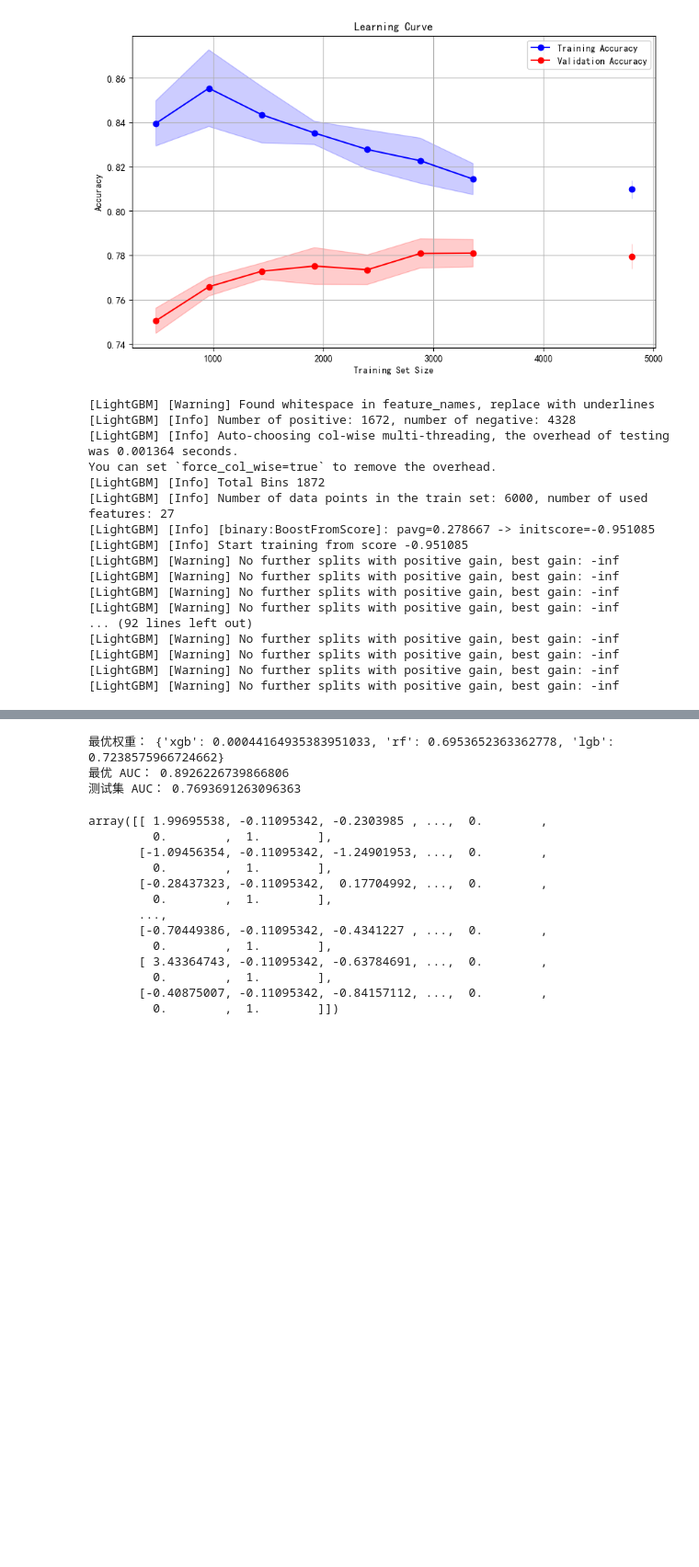
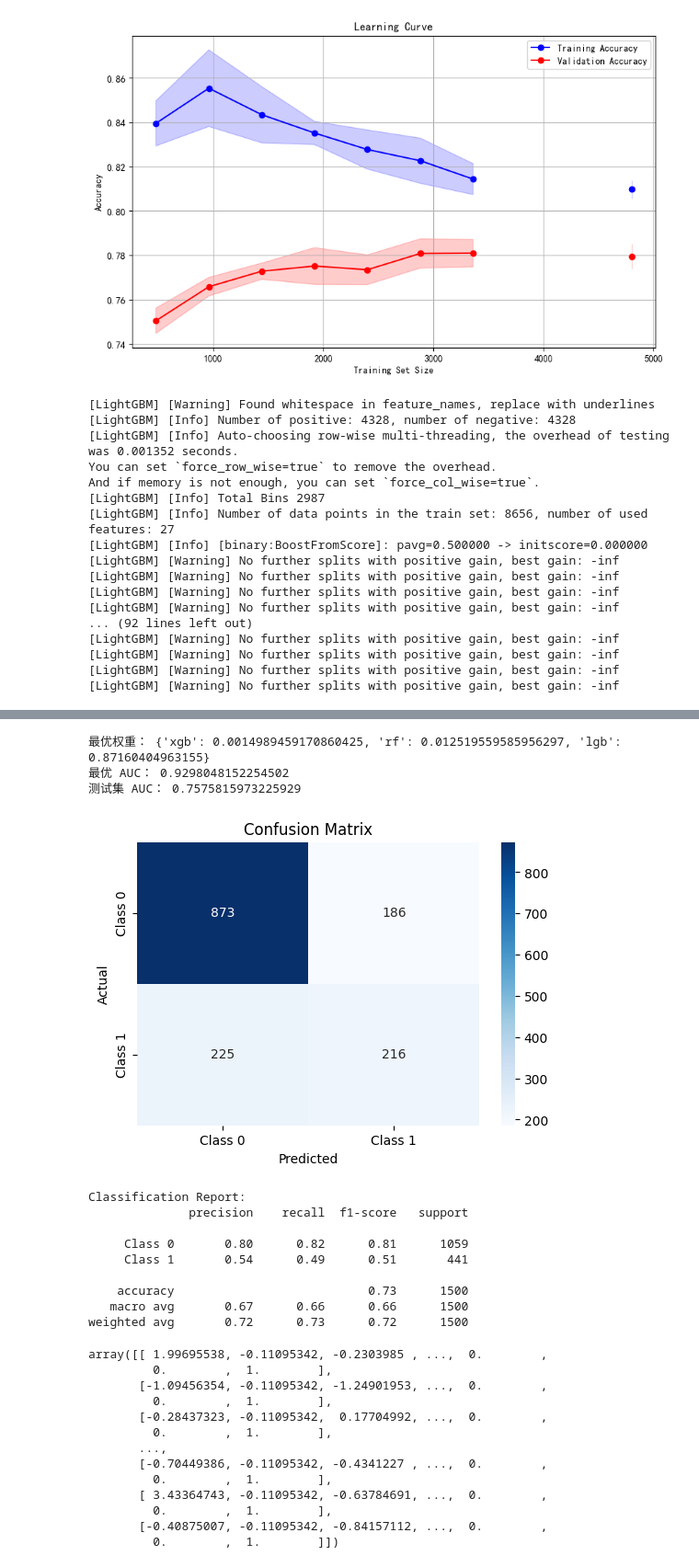
Before and after one commit to tiffany886/shujinxing, a Jupyter notebook: 项目一信贷风险预测/risk model.ipynb, the cells around one changed output, grey strips where cells are left out. Shown at 92% size. Cells and saved outputs as stored; diff of their text form; code cells hidden in the pictures; blank space fills up the shorter version.

```diff
--- a/项目一信贷风险预测/risk model.ipynb
+++ b/项目一信贷风险预测/risk model.ipynb
@@ -1056,9 +1228,9 @@ base_models = [
 ]
 
 # 定义元模型（XGBoost）
-meta_model = XGBClassifier(random_state=42,colsample_bytree=0.8, learning_rate=0.1, max_depth=3,
-        n_estimators=100, subsample=0.8)
-
+# meta_model = XGBClassifier(random_state=42,colsample_bytree=0.8, learning_rate=0.1, max_depth=3,
+#         n_estimators=100, subsample=0.8)
+meta_model = CatBoostClassifier(silent=True, random_state=21)
 # 创建 Stacking 回归器
 stacking_model = StackingClassifier(
     estimators=base_models,  # 基模型
@@ -1072,9 +1244,15 @@ stacking_model.fit(X_train, y_train)
 
 # 预测
 y_test_pred = stacking_model.predict_proba(X_test)[:, 1]
-
+y_pred_lr = stacking_model.predict(X_test)
 # 输出结果
 # print(f"Stacking 模型测试集 RMSE: {test_rmse:.4f}")
+# 输出混淆矩阵
+print("Confusion Matrix:\n", confusion_matrix(y_test, y_pred_lr))
+
+# 输出分类报告
+print("Classification Report:\n", classification_report(y_test, y_pred_lr))
+
 print("AUC",roc_auc_score(y_test,y_test_pred))
 # 打印 Stacking 模型的参数
 print("Stacking 模型参数：")
@@ -1210,18 +1388,36 @@ weighted_pred_test = (
     best_weights_normalized['lgb'] * preds_test['lgb']
 )
 
+
 # 计算测试集的 AUC
 test_auc = roc_auc_score(y_test, weighted_pred_test)
 print("测试集 AUC：", test_auc)
+
+# 将预测概率转换为类别预测
+y_pred = (weighted_pred_test >= 0.5).astype(int)
+
+# 输出混淆矩阵
+cm = confusion_matrix(y_test, y_pred)
+plt.figure(figsize=(6, 4))
+sns.heatmap(cm, annot=True, fmt='d', cmap='Blues', xticklabels=['Class 0', 'Class 1'], yticklabels=['Class 0', 'Class 1'])
+plt.xlabel('Predicted')
+plt.ylabel('Actual')
+plt.title('Confusion Matrix')
+plt.show()
+
+# 输出分类报告
+report = classification_report(y_test, y_pred, target_names=['Class 0', 'Class 1'])
+print("Classification Report:")
+print(report)
 # %% [output]
 [LightGBM] [Warning] Found whitespace in feature_names, replace with underlines
-[LightGBM] [Info] Number of positive: 1672, number of negative: 4328
-[LightGBM] [Info] Auto-choosing col-wise multi-threading, the overhead of testing was 0.001364 seconds.
-You can set `force_col_wise=true` to remove the overhead.
-[LightGBM] [Info] Total Bins 1872
-[LightGBM] [Info] Number of data points in the train set: 6000, number of used features: 27
-[LightGBM] [Info] [binary:BoostFromScore]: pavg=0.278667 -> initscore=-0.951085
-[LightGBM] [Info] Start training from score -0.951085
+[LightGBM] [Info] Number of positive: 4328, number of negative: 4328
+[LightGBM] [Info] Auto-choosing row-wise multi-threading, the overhead of testing was 0.001352 seconds.
+You can set `force_row_wise=true` to remove the overhead.
+And if memory is not enough, you can set `force_col_wise=true`.
+[LightGBM] [Info] Total Bins 2987
+[LightGBM] [Info] Number of data points in the train set: 8656, number of used features: 27
+[LightGBM] [Info] [binary:BoostFromScore]: pavg=0.500000 -> initscore=0.000000
 [LightGBM] [Warning] No further splits with positive gain, best gain: -inf
 [LightGBM] [Warning] No further splits with positive gain, best gain: -inf
 [LightGBM] [Warning] No further splits with positive gain, best gain: -inf
@@ -1251,6 +1447,16 @@ You can set `force_col_wise=true` to remove the overhead.
-最优权重： {'xgb': 0.00044164935383951033, 'rf': 0.6953652363362778, 'lgb': 0.7238575966724662}
-最优 AUC： 0.8926226739866806
-测试集 AUC： 0.7693691263096363
+最优权重： {'xgb': 0.0014989459170860425, 'rf': 0.012519559585956297, 'lgb': 0.87160404963155}
+最优 AUC： 0.9298048152254502
+测试集 AUC： 0.7575815973225929
+[figure, added]
+Classification Report:
+              precision    recall  f1-score   support
+
+     Class 0       0.80      0.82      0.81      1059
+     Class 1       0.54      0.49      0.51       441
+
+    accuracy                           0.73      1500
+   macro avg       0.67      0.66      0.66      1500
+weighted avg       0.72      0.73      0.72      1500
 # %%
 X_train.values
 # %% [output]
```
Also changed, not shown: parts of 17 cells of this notebook, 22 other files.
